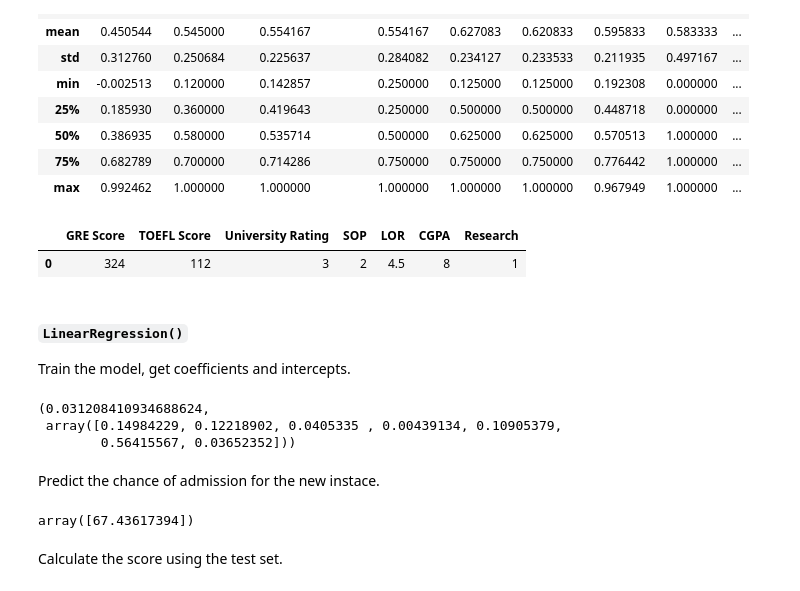
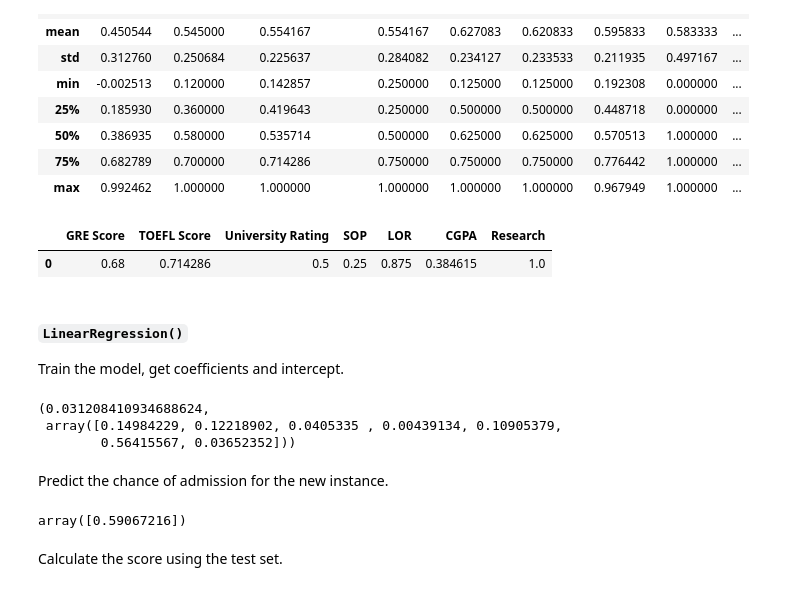
Before and after one commit to RochX/comp486-assignments, a Jupyter notebook: assignment4/assignment4.ipynb, the cells around one changed output. Cells and saved outputs as stored; diff of their text form; code cells hidden in the pictures.

```diff
--- a/assignment4/assignment4.ipynb
+++ b/assignment4/assignment4.ipynb
@@ -116,15 +115,17 @@ adm_test_features = adm_test_set_scaled.drop(["Serial No.", "Chance of Admit "],
 adm_test_labels = adm_test_set_scaled["Chance of Admit "]
 # %%
 # set up the X_new variable with column names for each feature
-X_new = [324, 112, 3, 2, 4.5, 8,1]
-X_new = pd.DataFrame([X_new], columns=list(adm_training_features))
+# we add -1 values so we can use the min_max_scaler used to scale the training set
+X_new = [-1, 324, 112, 3, 2, 4.5, 8,1, -1]
+X_new = pd.DataFrame([X_new], columns=list(adm_training_set_scaled))
+X_new = min_max_scaler.transform(X_new).drop(["Serial No.", "Chance of Admit "], axis=1)
 X_new
 # %% [output]
 |  | GRE Score | TOEFL Score | University Rating | SOP | LOR | CGPA | Research |
-| 0 | 324 | 112 | 3 | 2 | 4.5 | 8 | 1 |
+| 0 | 0.68 | 0.714286 | 0.5 | 0.25 | 0.875 | 0.384615 | 1.0 |
 # %% [markdown]
 #### `LinearRegression()`
-Train the model, get coefficients and intercepts.
+Train the model, get coefficients and intercept.
 # %%
 # LinearRegression()
 from sklearn.linear_model import LinearRegression
@@ -137,11 +138,11 @@ lin_reg.intercept_,lin_reg.coef_
  array([0.14984229, 0.12218902, 0.0405335 , 0.00439134, 0.10905379,
         0.56415567, 0.03652352]))
 # %% [markdown]
-Predict the chance of admission for the new instace.
+Predict the chance of admission for the new instance.
 # %%
 lin_reg.predict(X_new)
 # %% [output]
-array([67.43617394])
+array([0.59067216])
 # %% [markdown]
 Calculate the score using the test set.
 # %%
```
Also changed, not shown: parts of 27 cells of this notebook.
